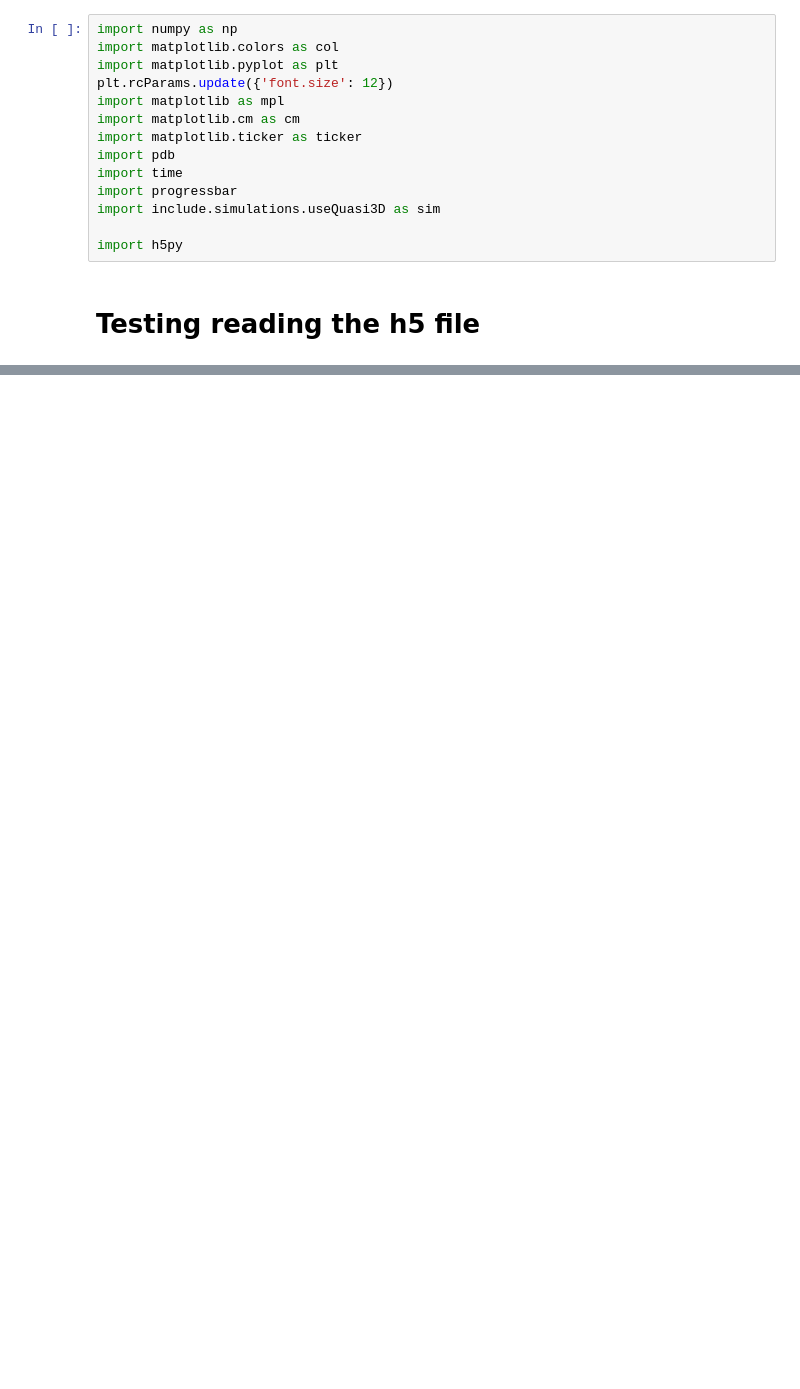
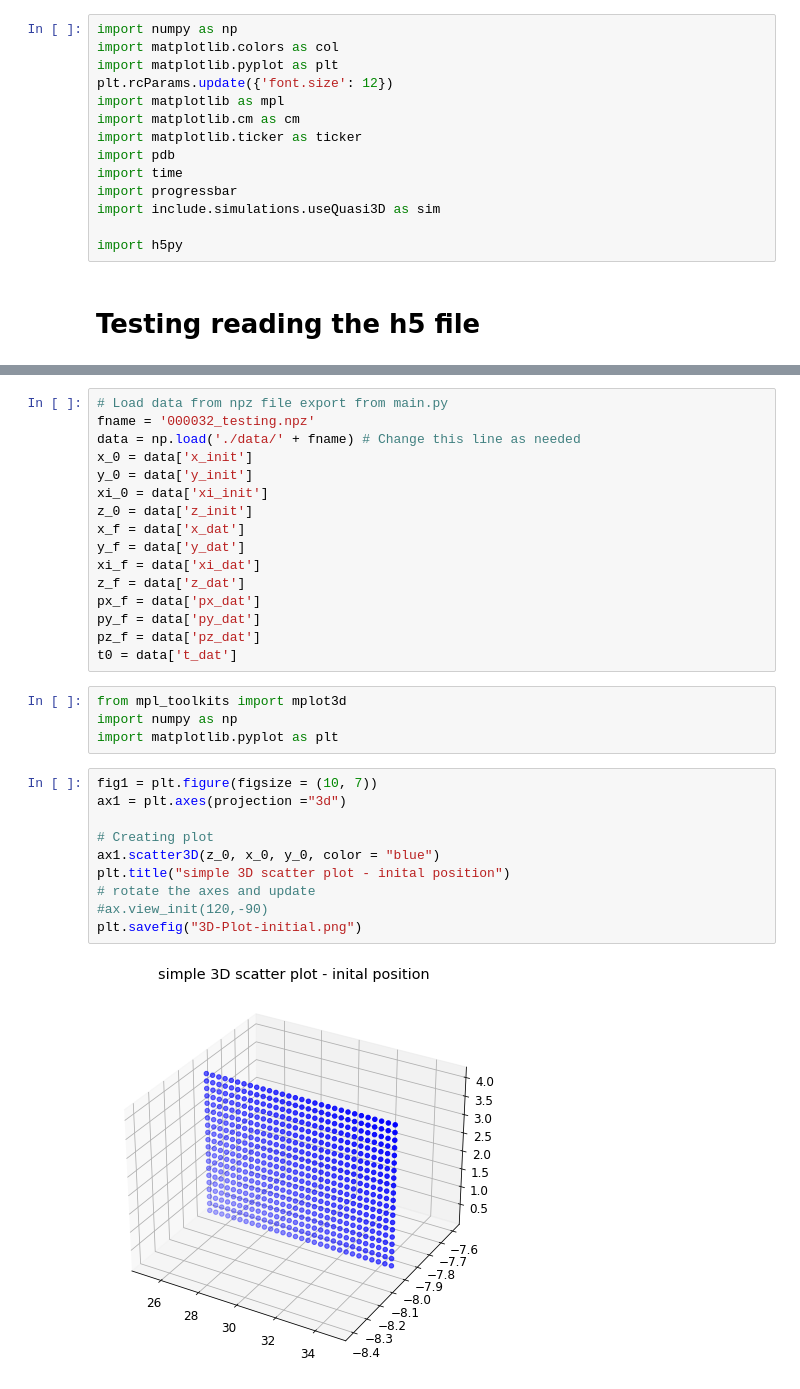
Before and after one commit to nicholasmanzella/QuEP, a Jupyter notebook: Testing_h5_reading.ipynb, the cells around one changed output, grey strips where cells are left out. Cells and saved outputs as stored; diff of their text form; blank space fills up the shorter version.

```diff
--- a/Testing_h5_reading.ipynb
+++ b/Testing_h5_reading.ipynb
@@ -34,2 +34,34 @@ Keys: <KeysViewHDF5 ['AXIS', 'SIMULATION', 'b1_cyl_m']>
 [-0.20200261 39.79799739]
 [-5.21662246e-03  1.17947834e+01]
+# %%
+# Load data from npz file export from main.py
+fname = '000032_testing.npz'
+data = np.load('./data/' + fname) # Change this line as needed
+x_0 = data['x_init']
+y_0 = data['y_init']
+xi_0 = data['xi_init']
+z_0 = data['z_init']
+x_f = data['x_dat']
+y_f = data['y_dat']
+xi_f = data['xi_dat']
+z_f = data['z_dat']
+px_f = data['px_dat']
+py_f = data['py_dat']
+pz_f = data['pz_dat']
+t0 = data['t_dat']
+# %%
+from mpl_toolkits import mplot3d
+import numpy as np
+import matplotlib.pyplot as plt
+# %%
+fig1 = plt.figure(figsize = (10, 7))
+ax1 = plt.axes(projection ="3d")
+
+# Creating plot
+ax1.scatter3D(z_0, x_0, y_0, color = "blue")
+plt.title("simple 3D scatter plot - inital position")
+# rotate the axes and update
+#ax.view_init(120,-90)
+plt.savefig("3D-Plot-initial.png")
+# %% [output]
+[figure, added]
```
Also changed, not shown: parts of 2 cells of this notebook, 52 other files.
